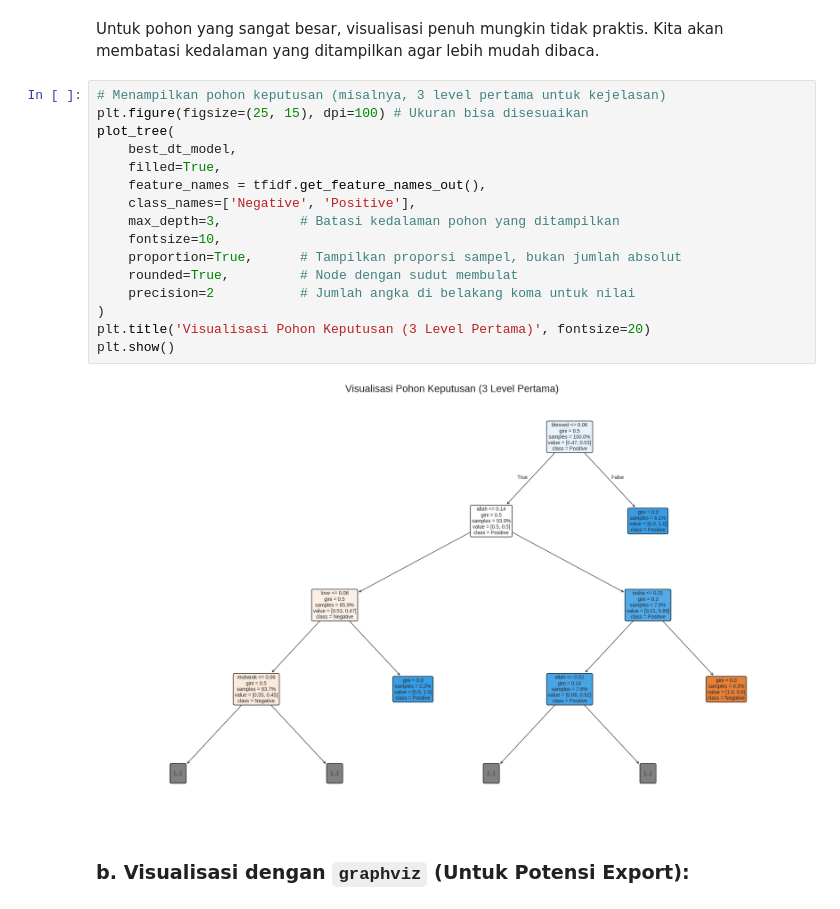
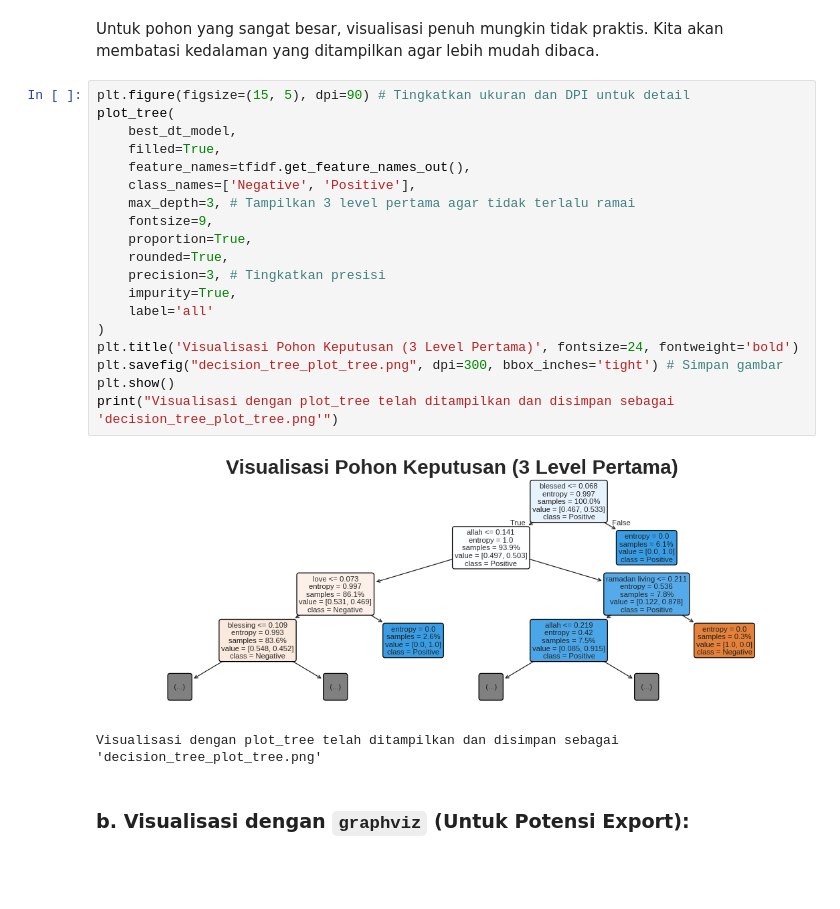
Before and after one commit to LatiefDataVisionary/text-mining-and-natural-language-processing-college-task, a Jupyter notebook: notebooks/decision_tree_model.ipynb, the cells around one changed output. Cells and saved outputs as stored; diff of their text form; blank space fills up the shorter version.

Commit message:
Perubahan dan peningkatan kode di bagian 6. Tampilkan Pohon Keputusan a. Visualisasi dengan plot_tree (Pohon Lebih Rinci):

```diff
--- a/notebooks/decision_tree_model.ipynb
+++ b/notebooks/decision_tree_model.ipynb
@@ -538,24 +538,28 @@ Visualisasi pohon keputusan membantu memahami bagaimana model membuat keputusan.
 **a. Visualisasi dengan plot_tree (Pohon Lebih Rinci):**
 # %% [markdown]
 Untuk pohon yang sangat besar, visualisasi penuh mungkin tidak praktis. Kita akan membatasi kedalaman yang ditampilkan agar lebih mudah dibaca.
-# %%
-# Menampilkan pohon keputusan (misalnya, 3 level pertama untuk kejelasan)
-plt.figure(figsize=(25, 15), dpi=100) # Ukuran bisa disesuaikan
-plot_tree(
-    best_dt_model,
-    filled=True,
-    feature_names = tfidf.get_feature_names_out(),
-    class_names=['Negative', 'Positive'],
-    max_depth=3,          # Batasi kedalaman pohon yang ditampilkan
-    fontsize=10,
-    proportion=True,      # Tampilkan proporsi sampel, bukan jumlah absolut
-    rounded=True,         # Node dengan sudut membulat
-    precision=2           # Jumlah angka di belakang koma untuk nilai
-)
-plt.title('Visualisasi Pohon Keputusan (3 Level Pertama)', fontsize=20)
-plt.show()
-# %% [output]
-[figure, removed]
+# %%
+plt.figure(figsize=(15, 5), dpi=90) # Tingkatkan ukuran dan DPI untuk detail
+plot_tree(
+    best_dt_model,
+    filled=True,
+    feature_names=tfidf.get_feature_names_out(),
+    class_names=['Negative', 'Positive'],
+    max_depth=3, # Tampilkan 3 level pertama agar tidak terlalu ramai
+    fontsize=9,
+    proportion=True,
+    rounded=True,
+    precision=3, # Tingkatkan presisi
+    impurity=True,
+    label='all'
+)
+plt.title('Visualisasi Pohon Keputusan (3 Level Pertama)', fontsize=24, fontweight='bold')
+plt.savefig("decision_tree_plot_tree.png", dpi=300, bbox_inches='tight') # Simpan gambar
+plt.show()
+print("Visualisasi dengan plot_tree telah ditampilkan dan disimpan sebagai 'decision_tree_plot_tree.png'")
+# %% [output]
+[figure, added]
+Visualisasi dengan plot_tree telah ditampilkan dan disimpan sebagai 'decision_tree_plot_tree.png'
 # %% [markdown]
 ### **b. Visualisasi dengan `graphviz` (Untuk Potensi Export):**
 # %% [markdown]
```
